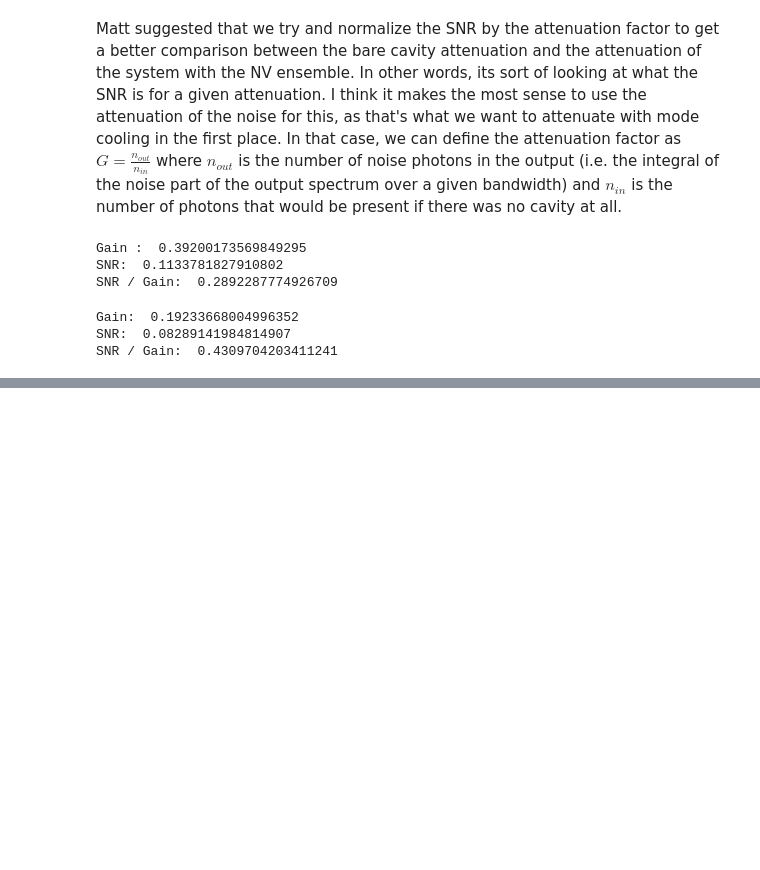
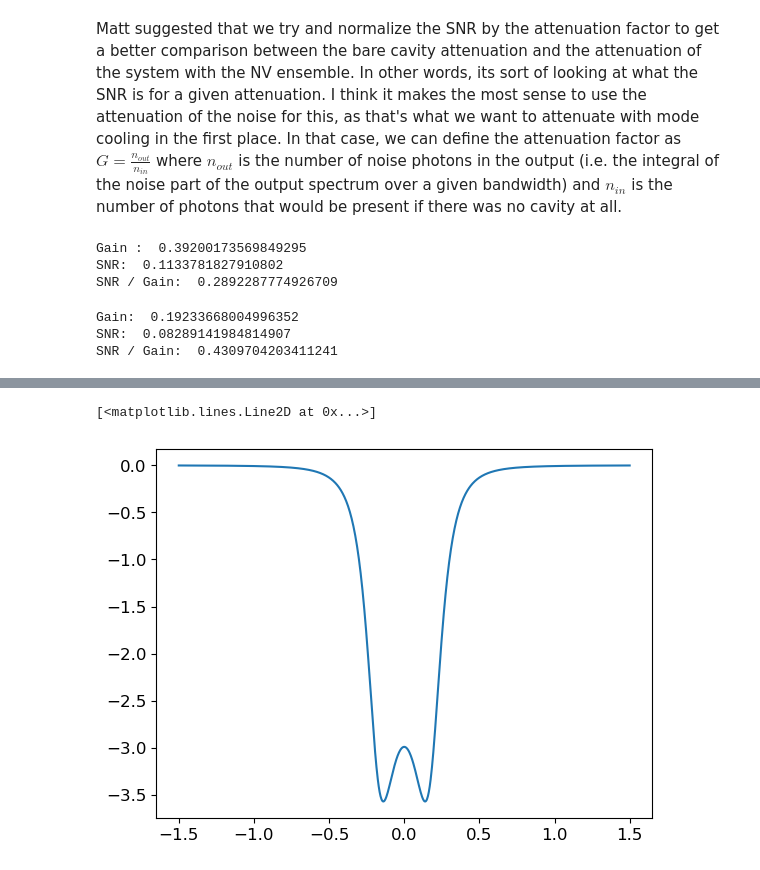
Before and after one commit to jleamer/mode_cooling, a Jupyter notebook: attenuation_calcs.ipynb, the cells around one changed output, grey strips where cells are left out. Drawn from its saved outputs; the diff is of its cells as text; code cells hidden in the pictures; blank space fills up the shorter version.

```diff
--- a/attenuation_calcs.ipynb
+++ b/attenuation_calcs.ipynb
@@ -159,3 +166,8 @@ def get_spectrum_e(ω_bounds, κ, γ, ϕ, g, r, na, ne, nb, nc):
+# %%
+def test(ω, κ, γ, g, r, nT, nc):
+    num = κ * r * g ** 2 * (nc - nT)
+    den = (r ** 2 / 4 + ω ** 2) * ((κ + γ) ** 2 / 4 + ω ** 2) + (r * (κ + γ) / 2 - 2 * ω ** 2) * g ** 2 + g ** 4
+    return nT + num / den
 # %% [markdown]
 ## Calculations
 # %%
@@ -482,0 +520,7 @@ SNR / Gain:  0.4309704203411241
+# %%
+test_Sa = test(ω_bounds, κ, γ, g, r, nT, nc)
+test_Pa = 10 * np.log10(Sa / nT)
+plt.plot(ω_bounds / (2 * np.pi * 1e6), test_Pa)
+# %% [output]
+[<matplotlib.lines.Line2D at 0x...>]
+[figure, added]
```
Also changed, not shown: parts of 6 cells of this notebook, 1 other file.
